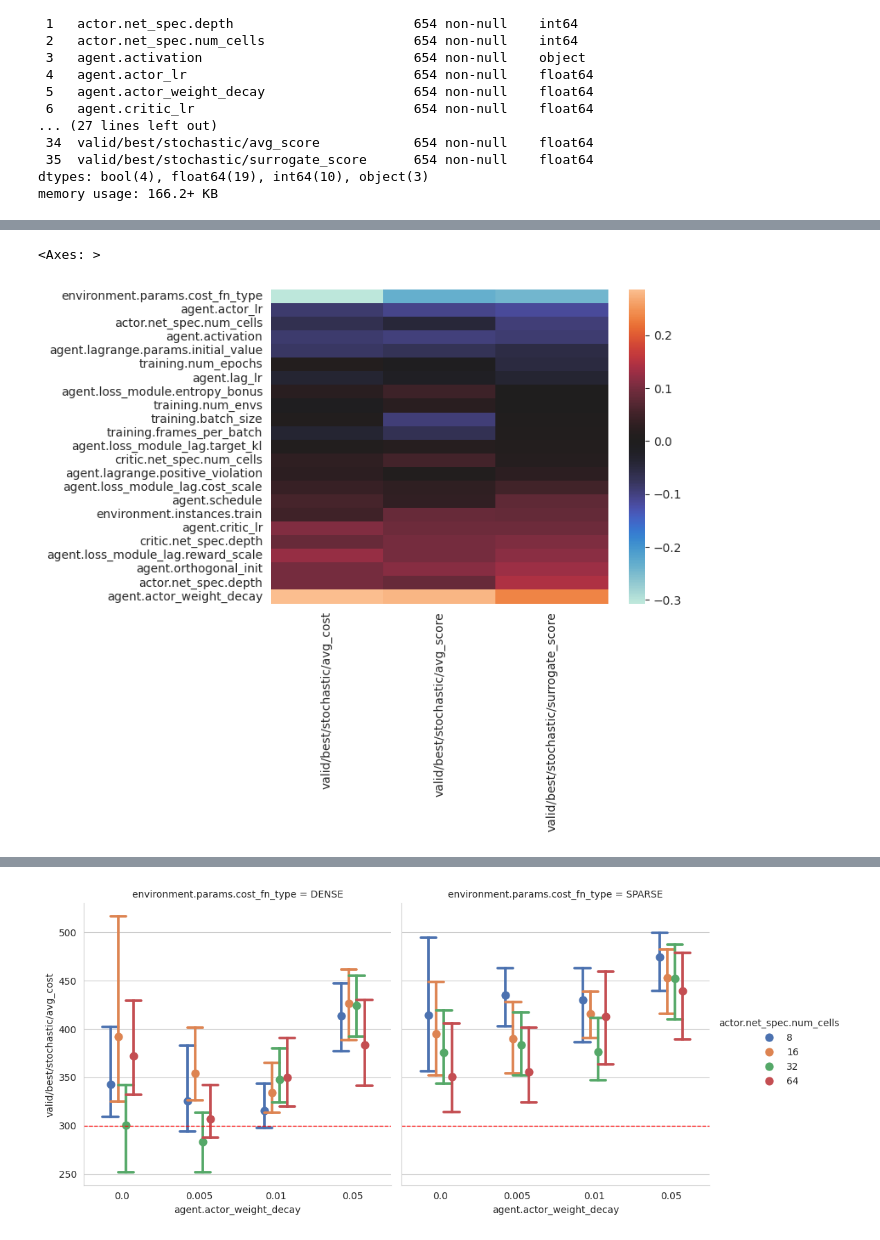
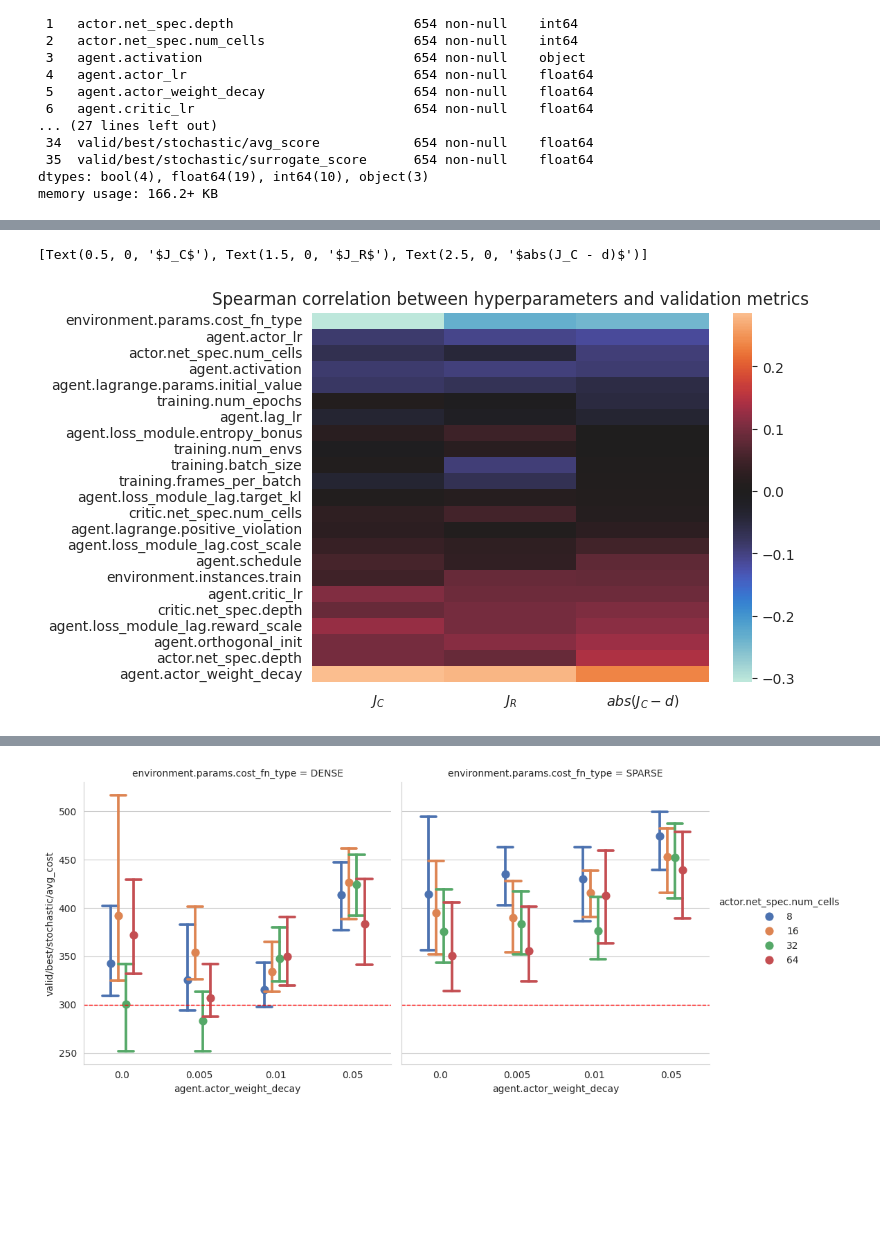
Before and after one commit to diegochine/masters-thesis, a Jupyter notebook: analysis/plots.ipynb, the cells around one changed output, grey strips where cells are left out. Saved outputs shown, nothing was run; the diff lists cells and outputs as text; code cells hidden in the pictures; blank space fills up the shorter version.

```diff
--- a/analysis/plots.ipynb
+++ b/analysis/plots.ipynb
@@ -81,9 +82,11 @@ plt.grid(axis='x')
 # %%
 hm = float_df.corr(method='spearman').drop(index=to_drop)[metrics].sort_values(by='valid/best/stochastic/surrogate_score')
-sns.heatmap(hm, center=0.0)
+hm = sns.heatmap(hm, center=0.0)
+hm.set_title('Spearman correlation between hyperparameters and validation metrics')
+hm.set_xticklabels(['$J_C$', '$J_R$', '$abs(J_C - d)$'], rotation=0)
 # %% [output]
-<Axes: >
+[Text(0.5, 0, '$J_C$'), Text(1.5, 0, '$J_R$'), Text(2.5, 0, '$abs(J_C - d)$')]
-[figure, old version]
+[figure, new version]
 # %%
 def compute_ci(x):
     from scipy.stats import bootstrap
```
Also changed, not shown: parts of 12 cells of this notebook, 1 other file.
